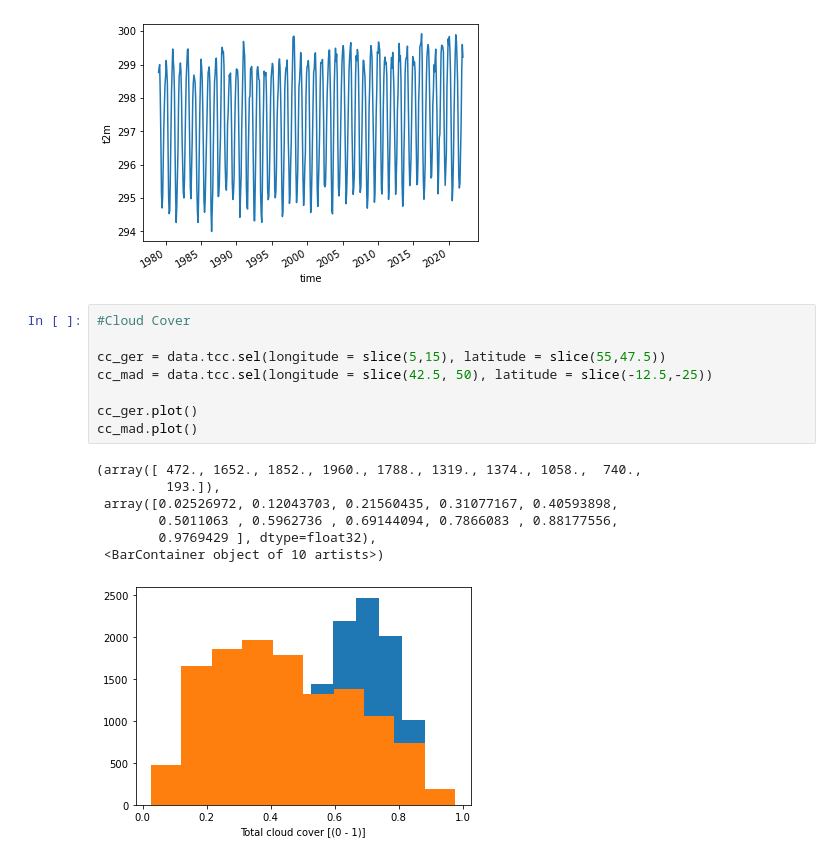
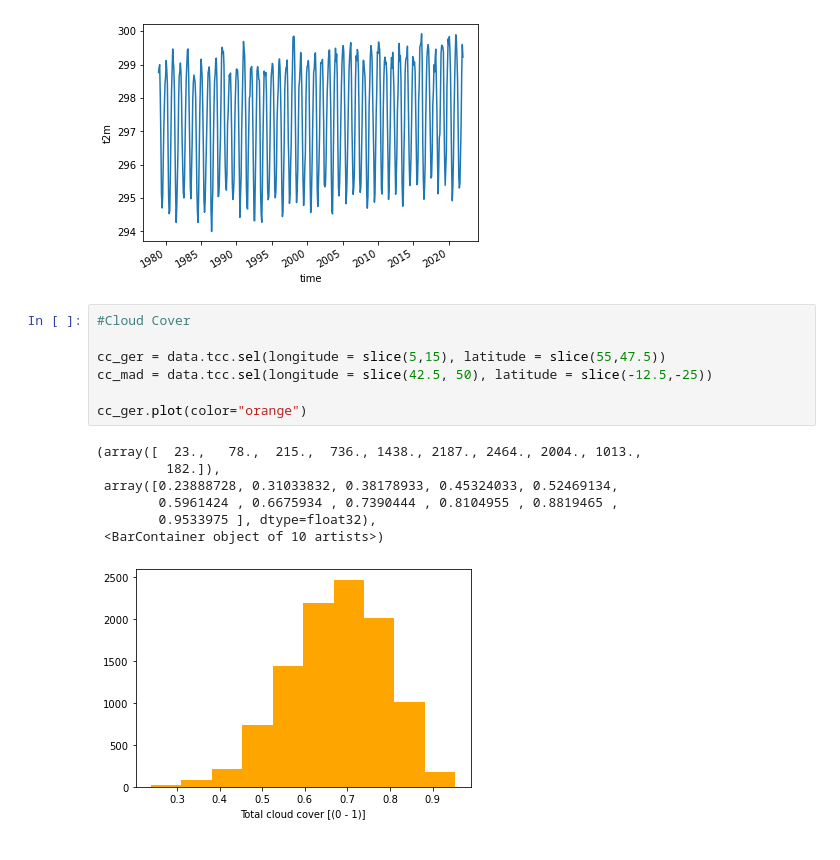
Before and after one commit to d3sp3r4t3Student/Statistical-Data-Analyses, a Jupyter notebook: demo_practical1.ipynb, the cells around one changed output. Cells and saved outputs as stored; diff of their text form.

```diff
--- a/demo_practical1.ipynb
+++ b/demo_practical1.ipynb
@@ -221,16 +221,15 @@ print(temp_mad_mean.max().values, temp_mad_mean.idxmax().values)
 # %%
 #Cloud Cover
 
 cc_ger = data.tcc.sel(longitude = slice(5,15), latitude = slice(55,47.5))
 cc_mad = data.tcc.sel(longitude = slice(42.5, 50), latitude = slice(-12.5,-25))
 
-cc_ger.plot()
-cc_mad.plot()
+cc_ger.plot(color="orange")
 # %% [output]
-(array([ 472., 1652., 1852., 1960., 1788., 1319., 1374., 1058.,  740.,
-         193.]),
- array([0.02526972, 0.12043703, 0.21560435, 0.31077167, 0.40593898,
-        0.5011063 , 0.5962736 , 0.69144094, 0.7866083 , 0.88177556,
-        0.9769429 ], dtype=float32),
+(array([  23.,   78.,  215.,  736., 1438., 2187., 2464., 2004., 1013.,
+         182.]),
+ array([0.23888728, 0.31033832, 0.38178933, 0.45324033, 0.52469134,
+        0.5961424 , 0.6675934 , 0.7390444 , 0.8104955 , 0.8819465 ,
+        0.9533975 ], dtype=float32),
  <BarContainer object of 10 artists>)
-[figure, old version]
+[figure, new version]
```
Also changed, not shown: parts of 4 cells of this notebook.
